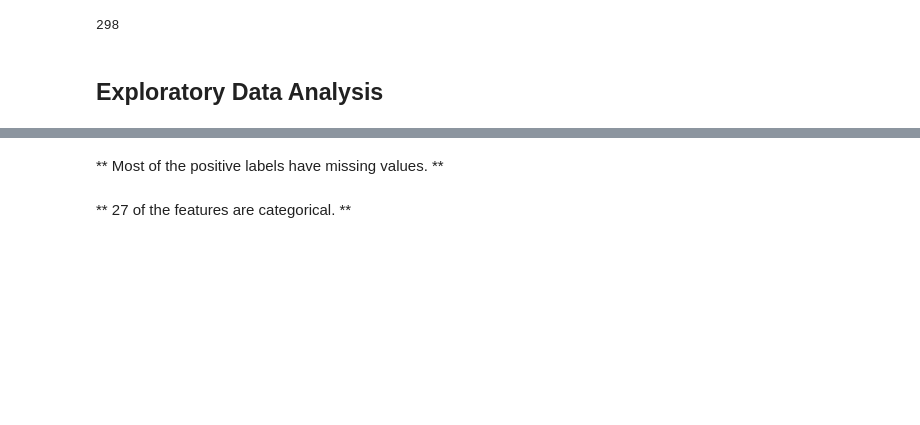
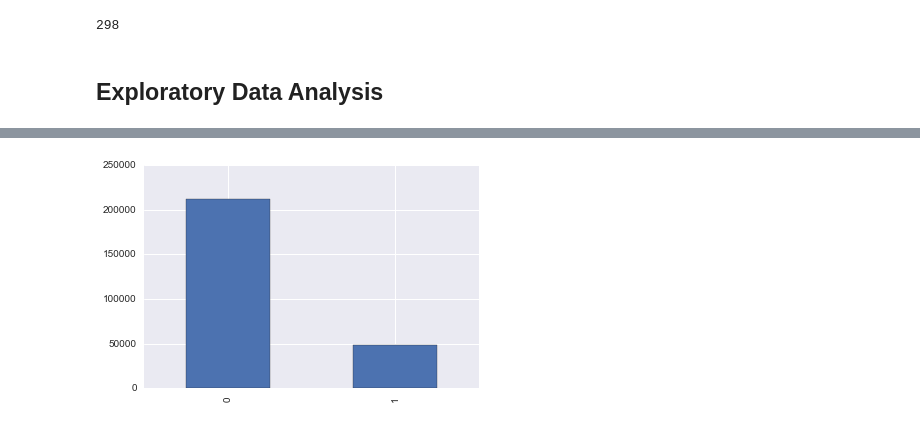
Before and after one commit to numb3r33/Kaggle-Competitions, a Jupyter notebook: Home Insurance/Exploratory Analysis.ipynb, the cells around one changed output, grey strips where cells are left out. Drawn from its saved outputs; the diff is of its cells as text; code cells hidden in the pictures; blank space fills up the shorter version.

```diff
--- a/Home Insurance/Exploratory Analysis.ipynb
+++ b/Home Insurance/Exploratory Analysis.ipynb
@@ -42,4 +75,4 @@ train_with_no_missing_values.QuoteConversion_Flag.value_counts()
 # %%
-train.QuoteConversion_Flag.value_counts()
+train.QuoteConversion_Flag.value_counts().plot(kind='bar');
+# %% [output]
+[figure, added]
-# %% [markdown]
-** Most of the positive labels have missing values. **
@@ -49,2 +78,0 @@ print (train.select_dtypes(['object']).shape[1])
-# %% [markdown]
-** 27 of the features are categorical. **
```
Also changed, not shown: parts of 33 cells of this notebook, 2 other files.
